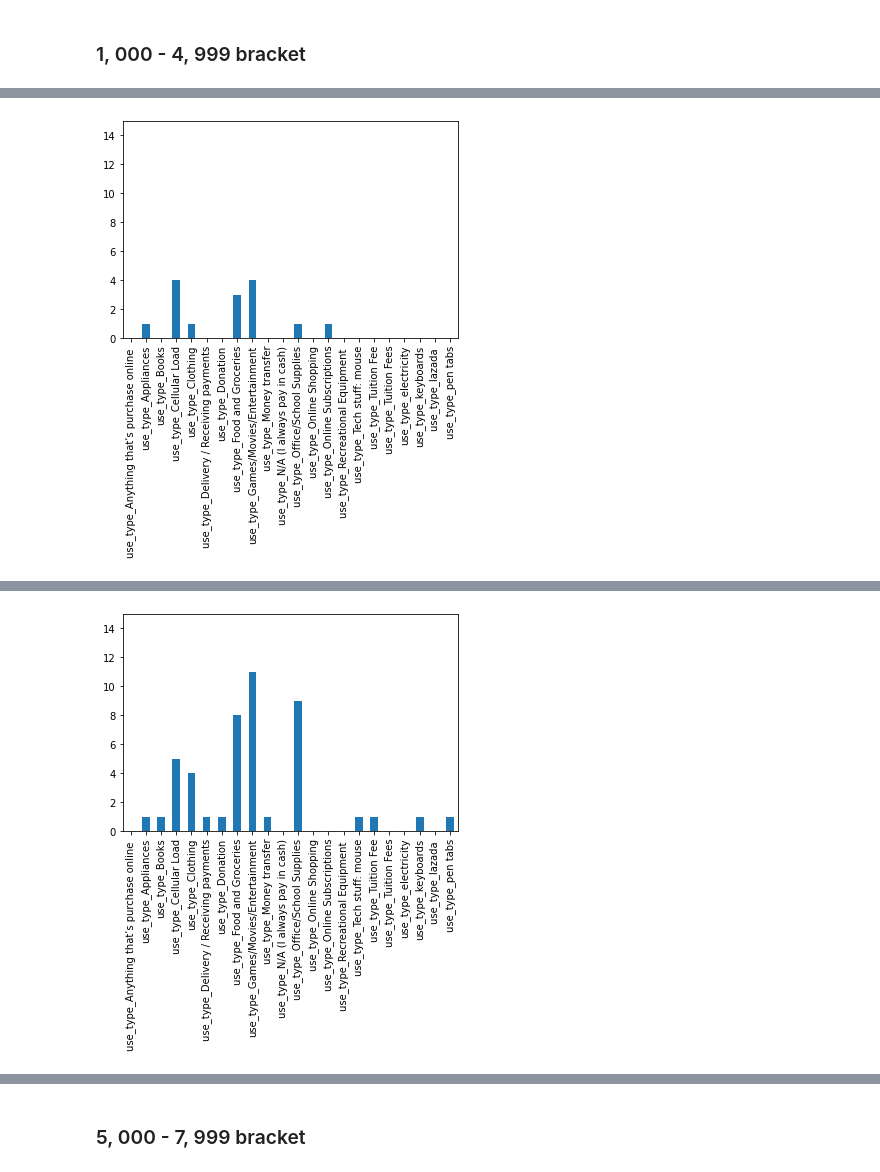
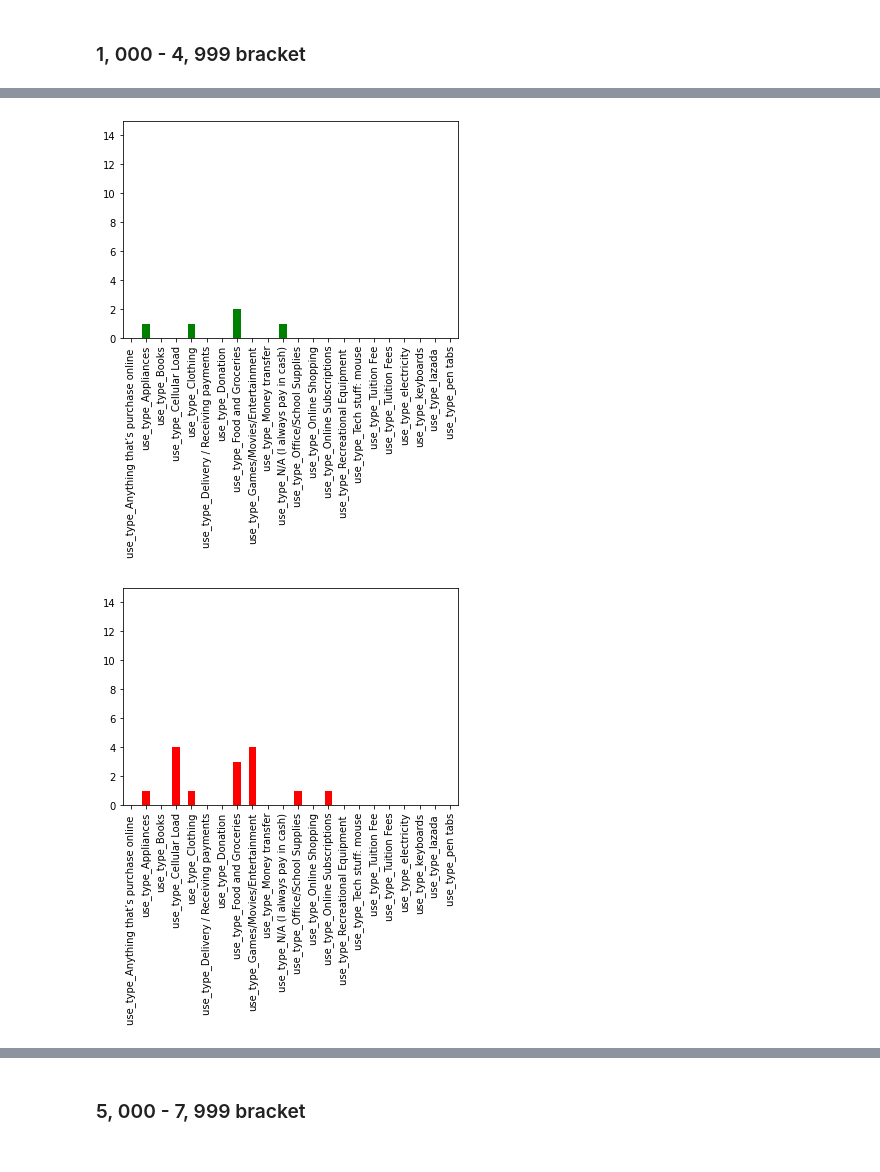
Before and after one commit to geosefuy/sthciux-cashless, a Jupyter notebook: [STHCIUX] Needfinding Study Exploratory Data Analysis.ipynb, the cells around one changed output, grey strips where cells are left out. Drawn from its saved outputs; the diff is of its cells as text; code cells hidden in the pictures.

```diff
--- a/[STHCIUX] Needfinding Study Exploratory Data Analysis.ipynb
+++ b/[STHCIUX] Needfinding Study Exploratory Data Analysis.ipynb
@@ -266,12 +299,6 @@ _1000_4999pay_app
 | 30 | Male | Undergraduate | Private School / University | 1,000 - 4,999 | No | NaN | Yes | ... |
 | 40 | Female | Undergraduate | Private School / University | 1,000 - 4,999 | No | NaN | Yes | ... |
 | 58 | Female | Undergraduate | Private School / University | 1,000 - 4,999 | No | NaN | Yes | ... |
-# %%
-_1000_4999pay_app[[col for col in _1000_4999pay_app if col.startswith('use_type')]].sum().plot.bar()
-plt.gca().set_ylim([0, 15])
-plt.show()
-# %% [output]
-[figure, removed]
 # %%
 _1000_4999both = _1000_4999[(_1000_4999['card_use'] == 'Yes') &( _1000_4999['pay_app_use'] == 'Yes')]
 _1000_4999both
@@ -293,9 +320,18 @@ _1000_4999both
 | 60 | Male | Undergraduate | Private School / University | 1,000 - 4,999 | Yes | 1 - 4 | Yes | ... |
 | 62 | Female | Undergraduate | Private School / University | 1,000 - 4,999 | Yes | 1 - 4 | Yes | ... |
 | 63 | Male | Undergraduate | Private School / University | 1,000 - 4,999 | Yes | 1 - 4 | Yes | ... |
-# %%
-_1000_4999both[[col for col in _1000_4999both if col.startswith('use_type')]].sum().plot.bar()
-plt.gca().set_ylim([0, 15])
-plt.show()
-# %% [output]
-[figure, removed]
+# %%
+_1000_4999card[use_type_columns].sum().plot.bar(color='green')
+plt.gca().set_ylim([0, 15])
+plt.show()
+
+_1000_4999pay_app[use_type_columns].sum().plot.bar(color='red')
+plt.gca().set_ylim([0, 15])
+plt.show()
+
+_1000_4999both[use_type_columns].sum().plot.bar(color='blue')
+plt.gca().set_ylim([0, 15])
+plt.show()
+# %% [output]
+[figure, added]
+[figure, added]
```
Also changed, not shown: parts of 9 cells of this notebook.
